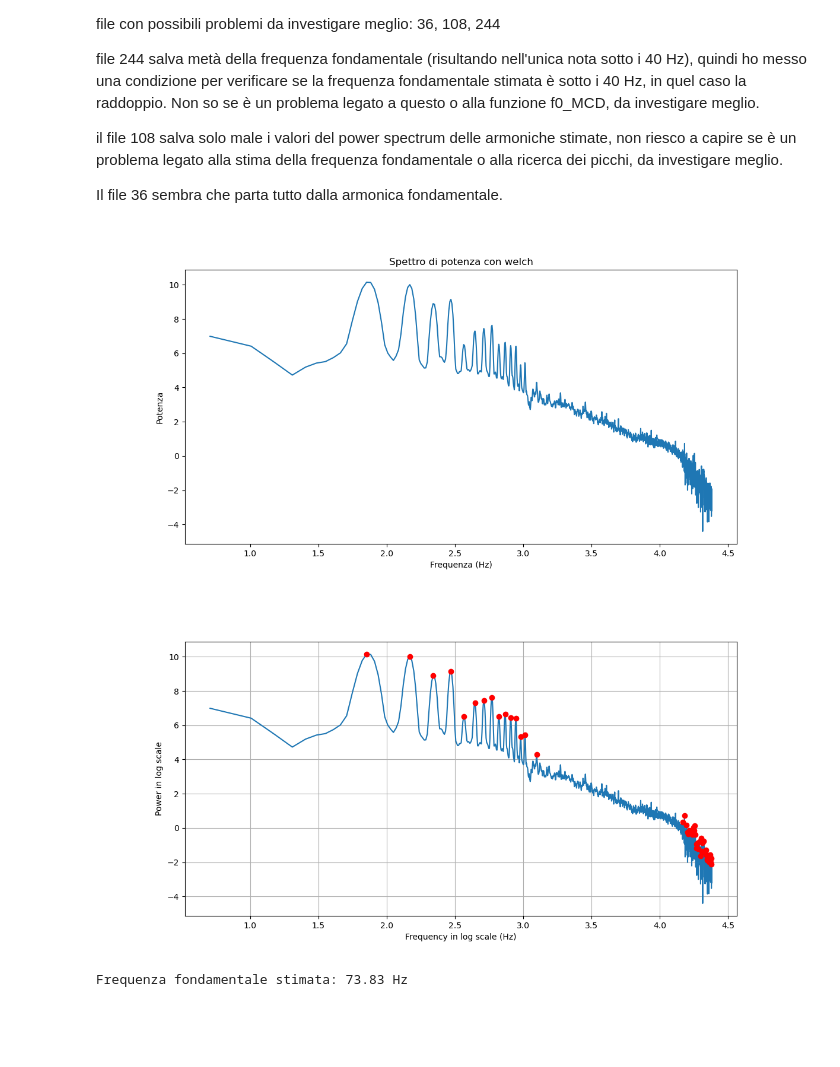
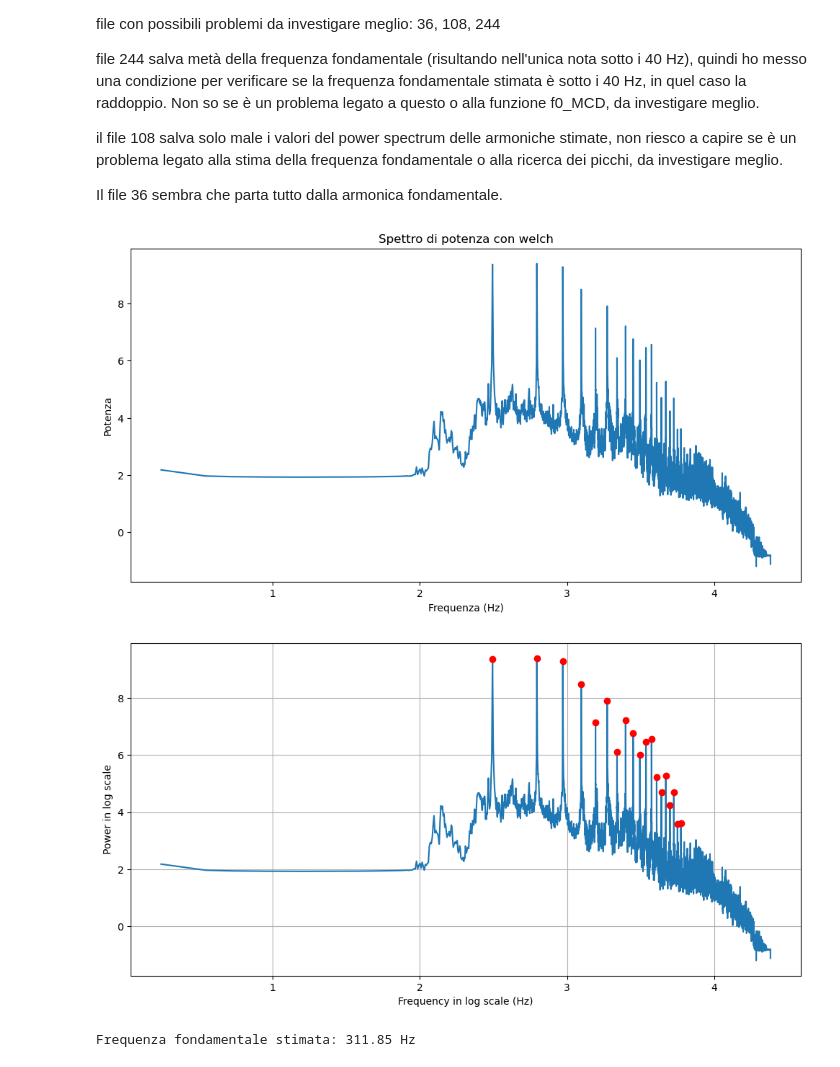
Before and after one commit to maddoc-g/3_organ_clustering, a Jupyter notebook: codice_soft_Alice.ipynb, the cells around one changed output. Drawn from its saved outputs; the diff is of its cells as text; code cells hidden in the pictures; blank space fills up the shorter version.

```diff
--- a/codice_soft_Alice.ipynb
+++ b/codice_soft_Alice.ipynb
@@ -21,7 +21,7 @@ il file 108 salva solo male i valori del power spectrum delle armoniche stimate,
 Il file 36 sembra che parta tutto dalla armonica fondamentale.
 # %%
 # leggiamo un singolo file audio
-rate, note = readwav('./wav_files/note_244.wav')
+rate, note = readwav('./wav_files/note_256.wav')
 # %%
 #togliamo il primo 25% del segnale e l'ultimo 10% e plotto mantenendo i secondi corretti
 note = note[:, 0] # prendo solo un canale se il segnale è stereo
@@ -31,25 +31,25 @@ end = int(len(note) * 0.9)
 note = note[start:end]
 time = np.arange(len(note)) / rate
 # %%
-sigma = 1000
+sigma = 10000
 
-gaussian_window = scipy.signal.windows.gaussian(len(note)//20, std=sigma)
+gaussian_window = scipy.signal.windows.gaussian(len(note)//10, std=sigma)
 
 frequencies, spectrum = welch(note, fs=rate, nperseg=len(gaussian_window), window=gaussian_window)
 
 log_frequencies = np.log10(frequencies[1:])
 log_spectrum = np.log10(spectrum[1:])
 
 plt.figure(figsize=(12, 6))
 plt.plot(log_frequencies, log_spectrum)
 plt.title('Spettro di potenza con welch')
 plt.xlabel('Frequenza (Hz)')
 plt.ylabel('Potenza')
 plt.show()
 # %% [output]
-[figure, old version]
+[figure, new version]
 # %%
-prom = 1
+prom = 2
 peaks, _ = find_peaks(log_spectrum, prominence=prom)
 
 # segnamole sul grafico
@@ -62,7 +62,7 @@ plt.ylabel('Power in log scale')
 plt.grid()
 plt.show()
 # %% [output]
-[figure, old version]
+[figure, new version]
 # %%
 #prendo tra i picchi quello che ha il power spectrum massimo
 index_max_peak = np.argmax(log_spectrum[peaks])
@@ -110,14 +110,14 @@ def f0_MCD(picchi, limite):
 
 frequencies_peaks = 10**log_frequencies[peaks]
 # stimiamo la frequenza fondamentale
-f0 = f0_MCD(frequencies_peaks[:10], freq_limite)
+f0 = f0_MCD(frequencies_peaks, freq_limite)
 
 #la condizione messa è di verifica, per vedere se i 4 file strani hanno un problema legato a questo
 if(f0 < 40):
     f0 = f0*2
 print(f'Frequenza fondamentale stimata: {f0:.2f} Hz')
 # %% [output]
-Frequenza fondamentale stimata: 73.83 Hz
+Frequenza fondamentale stimata: 311.85 Hz
 # %%
 # prendiamo la f0 stimata e calcoliamo le armoniche successive ( tipo altre 10)
 armoniche_stimate = { f0*i  for i in range(1,20)}
```
Also changed, not shown: parts of 2 cells of this notebook, 2 other files.
